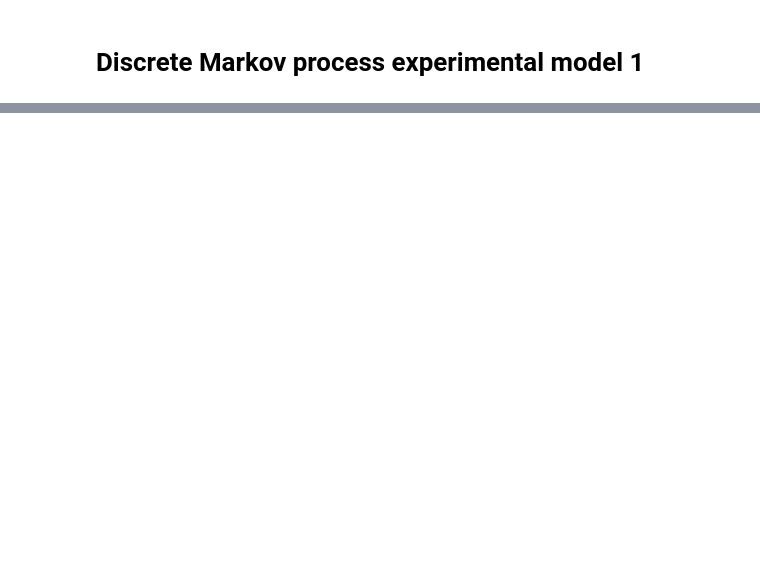
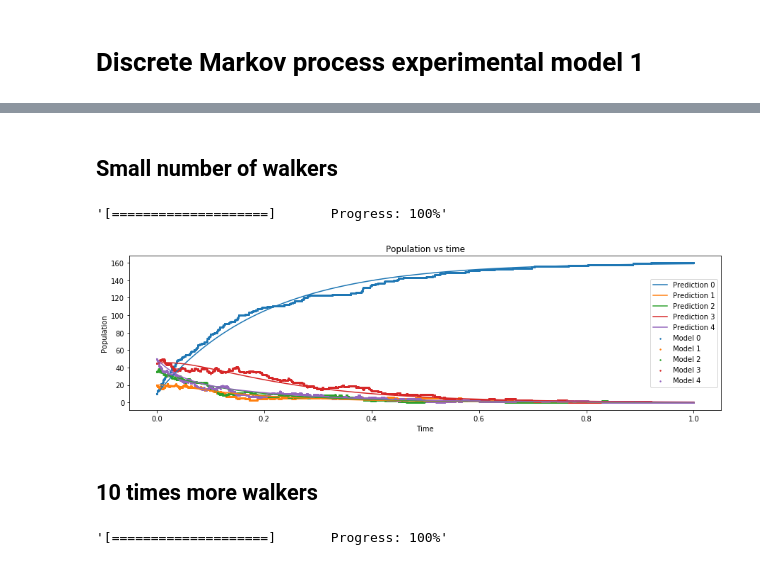
Before and after one commit to PhyProg/Random-Walk, a Jupyter notebook: model/markov/Example 1.ipynb, the cells around one changed output, grey strips where cells are left out. Saved outputs shown, nothing was run; the diff lists cells and outputs as text; code cells hidden in the pictures; blank space fills up the shorter version.

Commit message:
Finished Markov model. Added examples.

```diff
--- a/model/markov/Example 1.ipynb
+++ b/model/markov/Example 1.ipynb
@@ -34,8 +16,18 @@ from model.markov.markov_chain_model import MarkovChainModel
 # %%
 import numpy as np
 import matplotlib.pyplot as plt
+# %% [markdown]
+## Small number of walkers
 # %%
-model = MarkovChainModel(node_population = 1 * np.array([10, 20, 35, 45, 50]), dt = 1e-5)
+population = 1 * np.array([10, 20, 35, 45, 50])
+
+t_1, t_2 = 0, 1
+dt = 1e-4
+time = np.arange(t_1, t_2 + dt, dt)
+
+model = MarkovChainModel(node_population = population, dt = dt)
+
+integrator = MasterEquationIntegrator()
 
 transition_matrix = [[0, 0, 0, 0, 0],\
                      [1, 0, 1, 1, 1],\
@@ -47,14 +39,35 @@ transition_matrix = np.array(transition_matrix, dtype = np.float) * 5
 
 model.add_transition_probabilities_to_nodes_(transition_matrix)
 
-model.run(time = 1e0)
+model.run(time = t_2)
 
 ts, arr = model.get_population_time_series(nodes = [0, 1, 2, 3, 4])
 
-import matplotlib.pyplot as plt
-i = 0
-for ar in arr:
-    plt.plot(ts, ar, label = str(i))
-    i += 1
-plt.legend()
-plt.show()
+pred_t, pred_y = integrator(transition_matrix, population, (t_1, t_2), t_eval = time)
+# %% [output]
+'[====================]       Progress: 100%'
+# %%
+fig, ax = plt.subplots()
+
+fig.set_figwidth(15)
+
+i = 0
+
+for ar in arr:
+    ax.scatter(ts, ar, s = 2, label = 'Model ' + str(i))
+    i += 1
+
+i = 0
+
+for y in pred_y:
+    ax.plot(pred_t, y, label = 'Prediction ' + str(i))
+    i += 1
+
+ax.set_ylabel('Population')
+ax.set_xlabel('Time')
+ax.set_title('Population vs time')
+
+ax.legend()
+plt.show()
+# %% [output]
+[figure, added]
@@ -61,5 +76,15 @@ plt.show()
+# %% [markdown]
+## 10 times more walkers
 # %%
-model = MarkovChainModel(node_population = 10 * np.array([10, 20, 35, 45, 50]), dt = 1e-5)
+population = 10 * np.array([10, 20, 35, 45, 50])
+
+t_1, t_2 = 0, 1
+dt = 1e-5
+time = np.arange(t_1, t_2 + dt, dt)
+
+model = MarkovChainModel(node_population = population, dt = dt)
+
+integrator = MasterEquationIntegrator()
 
 transition_matrix = [[0, 0, 0, 0, 0],\
                      [1, 0, 1, 1, 1],\
@@ -71,14 +96,10 @@ transition_matrix = np.array(transition_matrix, dtype = np.float) * 5
 
 model.add_transition_probabilities_to_nodes_(transition_matrix)
 
-model.run(time = 1e0)
+model.run(time = t_2)
 
 ts, arr = model.get_population_time_series(nodes = [0, 1, 2, 3, 4])
 
-import matplotlib.pyplot as plt
-i = 0
-for ar in arr:
-    plt.plot(ts, ar, label = str(i))
-    i += 1
-plt.legend()
-plt.show()
+pred_t, pred_y = integrator(transition_matrix, population, (t_1, t_2), t_eval = time)
+# %% [output]
+'[====================]       Progress: 100%'
```
Also changed, not shown: parts of 18 cells of this notebook, 21 other files.
